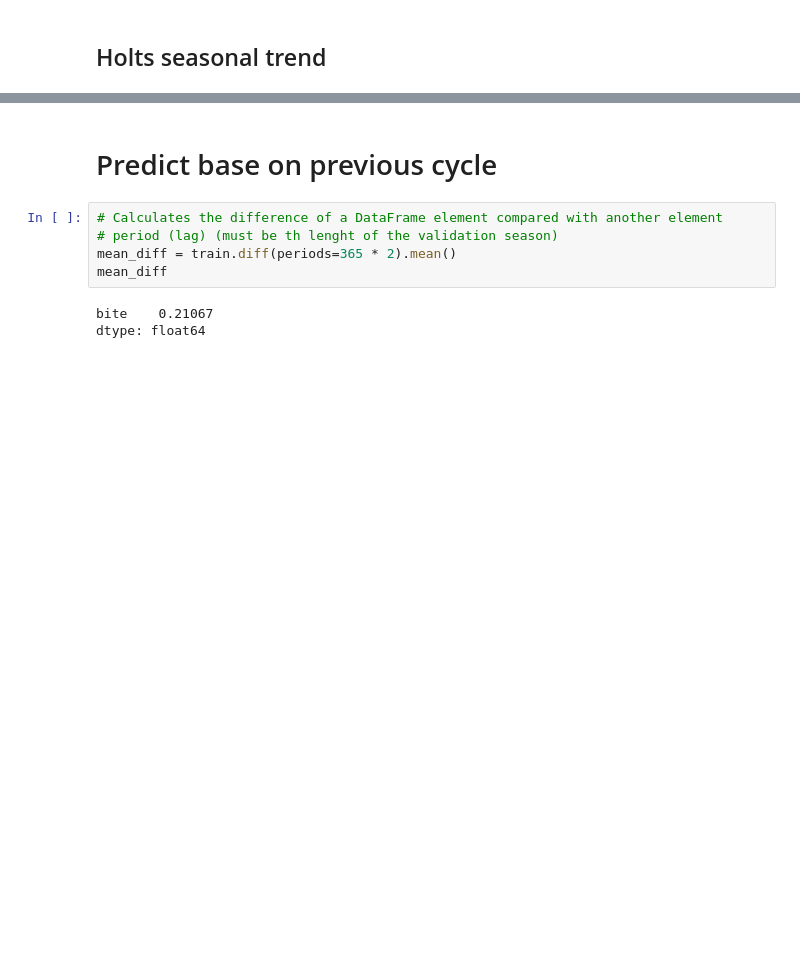
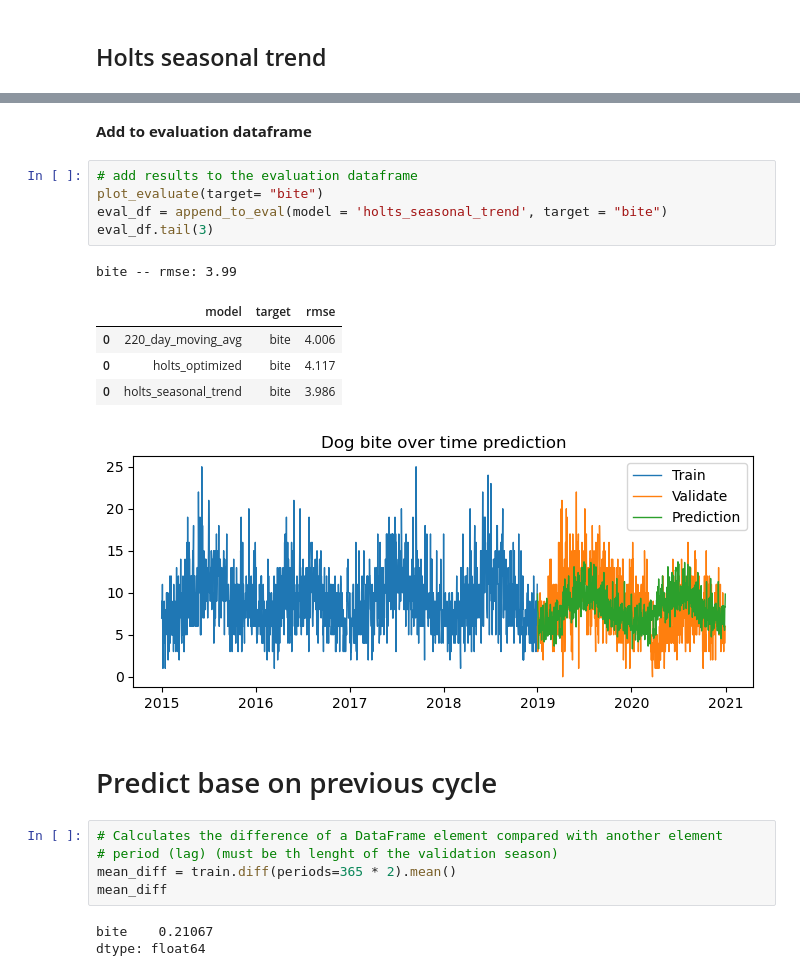
Before and after one commit to MigashaneVictoire/new_york_city_dog_bites, a Jupyter notebook: modeling_work_file.ipynb, the cells around one changed output, grey strips where cells are left out. Cells and saved outputs as stored; diff of their text form; blank space fills up the shorter version.

```diff
--- a/modeling_work_file.ipynb
+++ b/modeling_work_file.ipynb
@@ -187,3 +236,17 @@ eval_df.tail(3)
+# %% [markdown]
+**Add to evaluation dataframe**
+# %%
+# add results to the evaluation dataframe
+plot_evaluate(target= "bite")
+eval_df = append_to_eval(model = 'holts_seasonal_trend', target = "bite")
+eval_df.tail(3)
+# %% [output]
+bite -- rmse: 3.99
+|  | model | target | rmse |
+| 0 | 220_day_moving_avg | bite | 4.006 |
+| 0 | holts_optimized | bite | 4.117 |
+| 0 | holts_seasonal_trend | bite | 3.986 |
+[figure, added]
 # %% [markdown]
 # Predict base on previous cycle
 # %%
```
Also changed, not shown: parts of 16 cells of this notebook.
